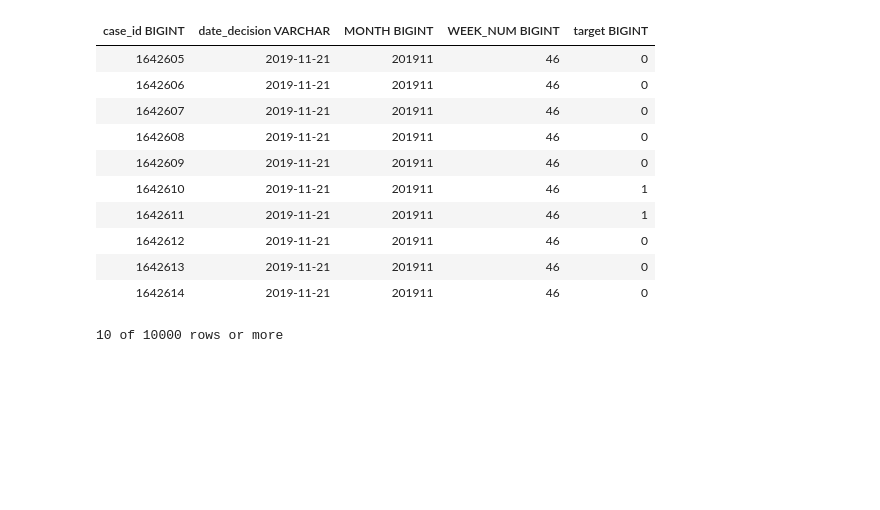
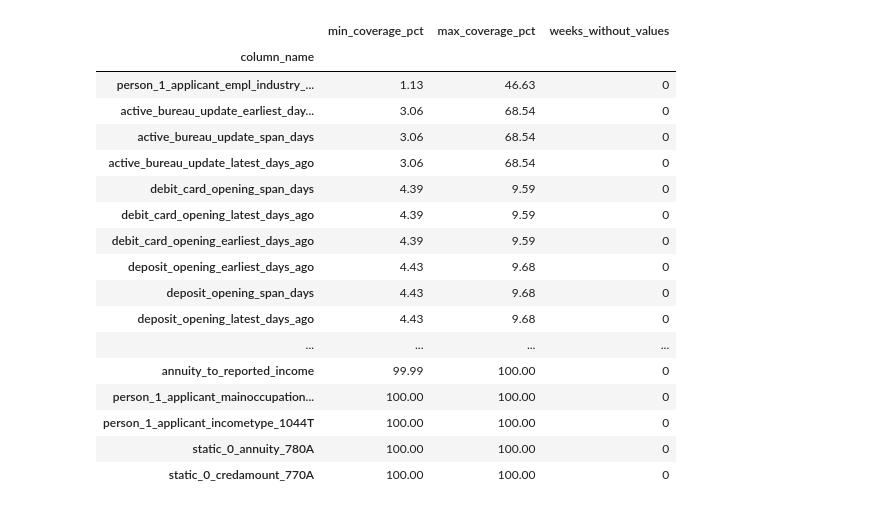
Before and after one commit to GeorgiusBE/mlops-credit-risk, a Jupyter notebook: data_preprocessing/4_model_input_validation.ipynb, the cells around one changed output. Drawn from its saved outputs; the diff is of its cells as text; code cells hidden in the pictures; blank space fills up the shorter version.

```diff
--- a/data_preprocessing/4_model_input_validation.ipynb
+++ b/data_preprocessing/4_model_input_validation.ipynb
@@ -1,5 +7,18 @@
 # %%
 from pathlib import Path
 from tempfile import TemporaryDirectory
+
 import duckdb
 import pandas as pd
+
+processed_dir = Path("dataset/processed")
+if not processed_dir.is_dir():
+    processed_dir = Path("../dataset/processed")
+
+engineered_path = processed_dir / "train_base_engineered.parquet"
+if not engineered_path.is_file():
+    raise FileNotFoundError(f"Run notebook 3 to create {engineered_path.resolve()}")
+
+con = duckdb.connect(config={"threads": 2})
+engineered = con.read_parquet(str(engineered_path))
+schema = {name: str(dtype) for name, dtype in zip(engineered.columns, engineered.types)}
@@ -22,17 +133,49 @@ cleaned
 # %%
-con = duckdb.connect(config={"threads": 2, "preserve_insertion_order": False})
-cleaned = con.read_parquet(str(Path("../dataset/raw/train/train_base.parquet")))
-cleaned
+coverage_columns = feature_inventory.loc[
+    ~feature_inventory["role"].isin(["metadata", "label"]), "column_name"
+]
+count_expressions = ", ".join(
+    f'count("{name}") AS "{name}"' for name in coverage_columns
+)
+weekly_counts = engineered.aggregate(
+    f"WEEK_NUM, count(*) AS case_count, {count_expressions}", "WEEK_NUM"
+).order("WEEK_NUM").df()
+
+if weekly_counts.empty or weekly_counts["WEEK_NUM"].isna().any():
+    raise ValueError("Weekly coverage requires a nonempty table with a WEEK_NUM for every case.")
+
+weekly_coverage = weekly_counts.melt(
+    id_vars=["WEEK_NUM", "case_count"],
+    var_name="column_name",
+    value_name="non_null_cases",
+)
+weekly_coverage["coverage_pct"] = (
+    100 * weekly_coverage["non_null_cases"] / weekly_coverage["case_count"]
+)
+eligible_coverage = weekly_coverage.loc[weekly_coverage["column_name"].isin(eligible_features)]
+coverage_summary = eligible_coverage.groupby("column_name").agg(
+    min_coverage_pct=("coverage_pct", "min"),
+    max_coverage_pct=("coverage_pct", "max"),
+    weeks_without_values=("non_null_cases", lambda counts: counts.eq(0).sum()),
+)
+
+display(coverage_summary.sort_values("min_coverage_pct").round(2))
 # %% [output]
-| case_id BIGINT | date_decision VARCHAR | MONTH BIGINT | WEEK_NUM BIGINT | target BIGINT |
-| 1642605 | 2019-11-21 | 201911 | 46 | 0 |
-| 1642606 | 2019-11-21 | 201911 | 46 | 0 |
-| 1642607 | 2019-11-21 | 201911 | 46 | 0 |
-| 1642608 | 2019-11-21 | 201911 | 46 | 0 |
-| 1642609 | 2019-11-21 | 201911 | 46 | 0 |
-| 1642610 | 2019-11-21 | 201911 | 46 | 1 |
-| 1642611 | 2019-11-21 | 201911 | 46 | 1 |
-| 1642612 | 2019-11-21 | 201911 | 46 | 0 |
-| 1642613 | 2019-11-21 | 201911 | 46 | 0 |
-| 1642614 | 2019-11-21 | 201911 | 46 | 0 |
+|  | min_coverage_pct | max_coverage_pct | weeks_without_values |
+| column_name |  |  |  |
+| person_1_applicant_empl_industry_... | 1.13 | 46.63 | 0 |
+| active_bureau_update_earliest_day... | 3.06 | 68.54 | 0 |
+| active_bureau_update_span_days | 3.06 | 68.54 | 0 |
+| active_bureau_update_latest_days_ago | 3.06 | 68.54 | 0 |
+| debit_card_opening_span_days | 4.39 | 9.59 | 0 |
+| debit_card_opening_latest_days_ago | 4.39 | 9.59 | 0 |
+| debit_card_opening_earliest_days_ago | 4.39 | 9.59 | 0 |
+| deposit_opening_earliest_days_ago | 4.43 | 9.68 | 0 |
+| deposit_opening_span_days | 4.43 | 9.68 | 0 |
+| deposit_opening_latest_days_ago | 4.43 | 9.68 | 0 |
+| ... | ... | ... | ... |
+| annuity_to_reported_income | 99.99 | 100.00 | 0 |
+| person_1_applicant_mainoccupation... | 100.00 | 100.00 | 0 |
+| person_1_applicant_incometype_1044T | 100.00 | 100.00 | 0 |
+| static_0_annuity_780A | 100.00 | 100.00 | 0 |
+| static_0_credamount_770A | 100.00 | 100.00 | 0 |
-10 of 10000 rows or more
```
Also changed, not shown: parts of 9 cells of this notebook, 1 other file.
